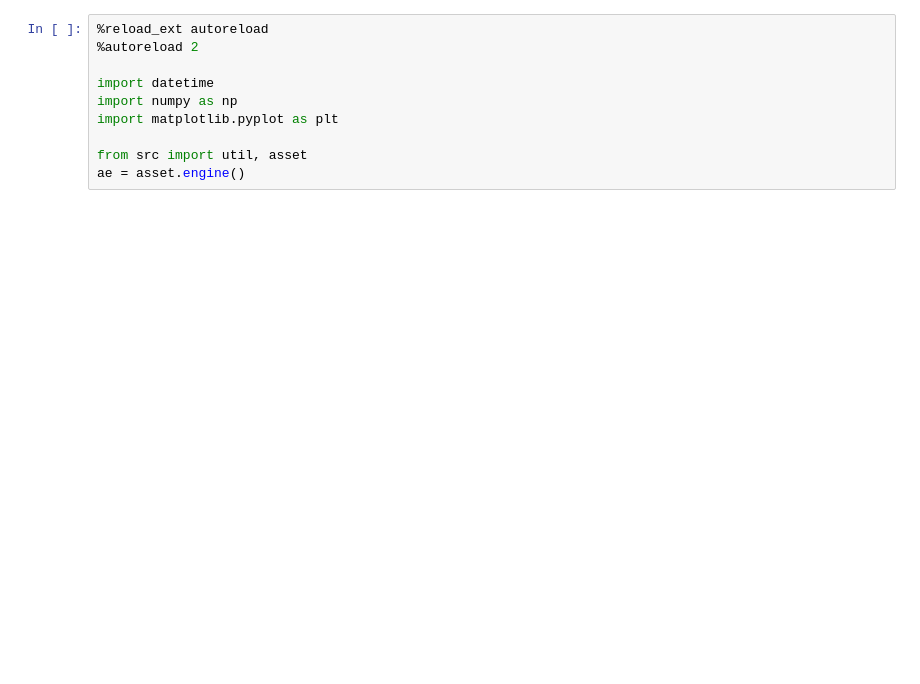
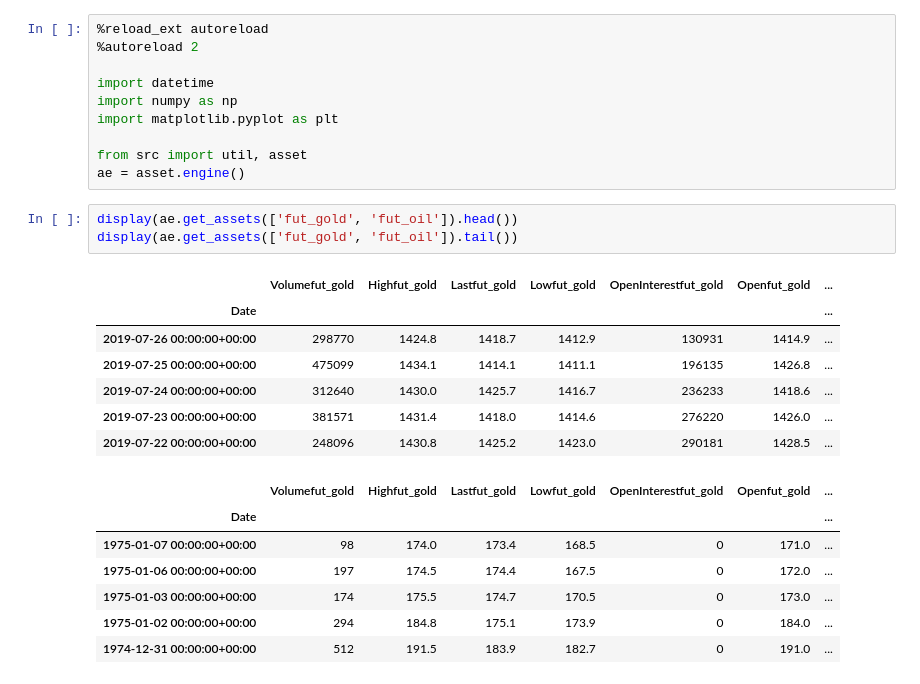
Before and after one commit to sravzpublic/training, a Jupyter notebook: notebooks/Charts.ipynb, the cells around one changed output. Cells and saved outputs as stored; diff of their text form; blank space fills up the shorter version.

```diff
--- a/notebooks/Charts.ipynb
+++ b/notebooks/Charts.ipynb
@@ -8,6 +8,24 @@ import matplotlib.pyplot as plt
 
 from src import util, asset
 ae = asset.engine()
+# %%
+display(ae.get_assets(['fut_gold', 'fut_oil']).head())
+display(ae.get_assets(['fut_gold', 'fut_oil']).tail())
+# %% [output]
+|  | Volumefut_gold | Highfut_gold | Lastfut_gold | Lowfut_gold | OpenInterestfut_gold | Openfut_gold | ... |
+| Date |  |  |  |  |  |  | ... |
+| 2019-07-26 00:00:00+00:00 | 298770 | 1424.8 | 1418.7 | 1412.9 | 130931 | 1414.9 | ... |
+| 2019-07-25 00:00:00+00:00 | 475099 | 1434.1 | 1414.1 | 1411.1 | 196135 | 1426.8 | ... |
+| 2019-07-24 00:00:00+00:00 | 312640 | 1430.0 | 1425.7 | 1416.7 | 236233 | 1418.6 | ... |
+| 2019-07-23 00:00:00+00:00 | 381571 | 1431.4 | 1418.0 | 1414.6 | 276220 | 1426.0 | ... |
+| 2019-07-22 00:00:00+00:00 | 248096 | 1430.8 | 1425.2 | 1423.0 | 290181 | 1428.5 | ... |
+|  | Volumefut_gold | Highfut_gold | Lastfut_gold | Lowfut_gold | OpenInterestfut_gold | Openfut_gold | ... |
+| Date |  |  |  |  |  |  | ... |
+| 1975-01-07 00:00:00+00:00 | 98 | 174.0 | 173.4 | 168.5 | 0 | 171.0 | ... |
+| 1975-01-06 00:00:00+00:00 | 197 | 174.5 | 174.4 | 167.5 | 0 | 172.0 | ... |
+| 1975-01-03 00:00:00+00:00 | 174 | 175.5 | 174.7 | 170.5 | 0 | 173.0 | ... |
+| 1975-01-02 00:00:00+00:00 | 294 | 184.8 | 175.1 | 173.9 | 0 | 184.0 | ... |
+| 1974-12-31 00:00:00+00:00 | 512 | 191.5 | 183.9 | 182.7 | 0 | 191.0 | ... |
 # %%
 ae.get_combined_charts(['fut_gold', 'fut_oil'])
 # %% [output]
```
Also changed, not shown: parts of 1 cell of this notebook, 14 other files.
